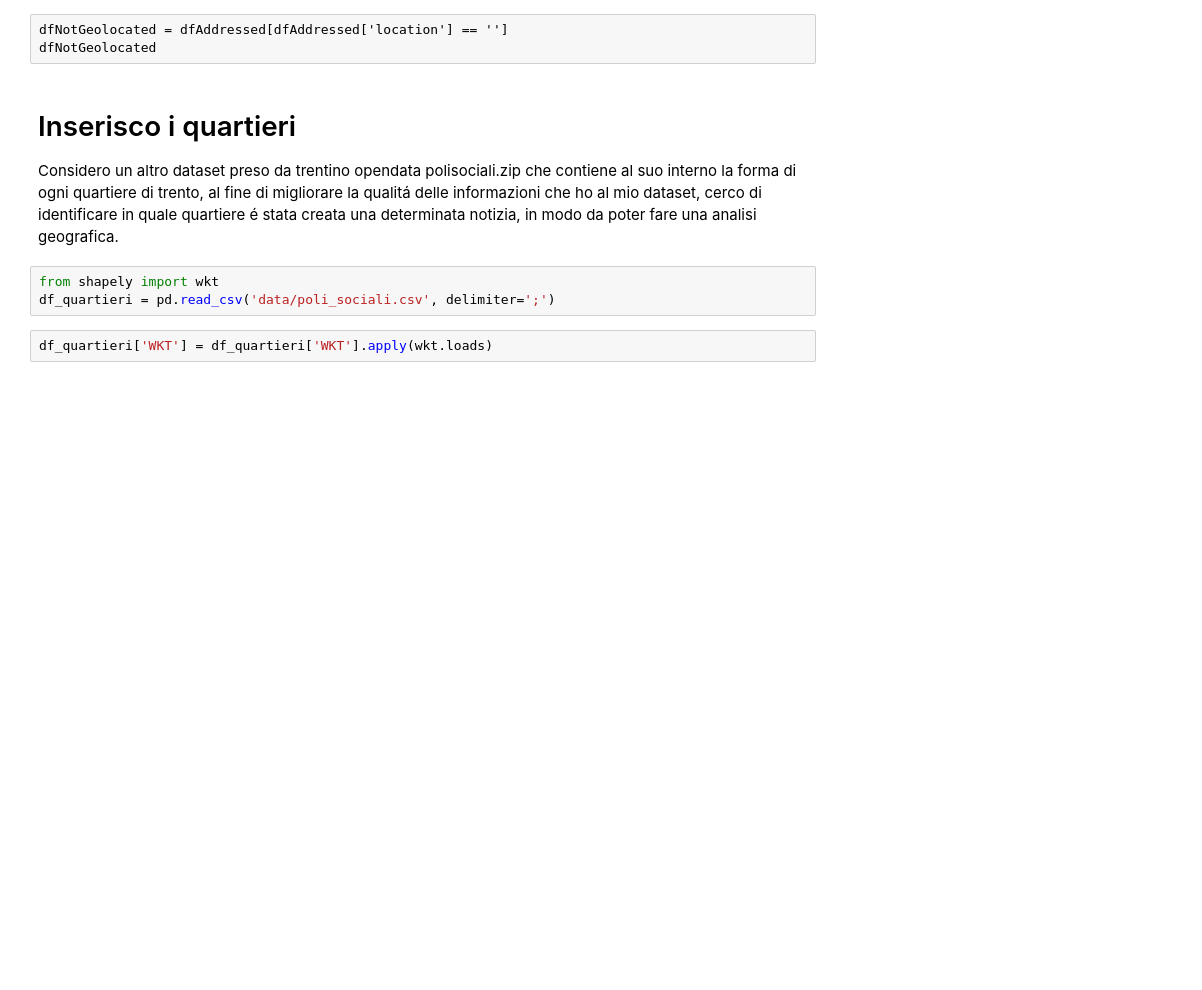
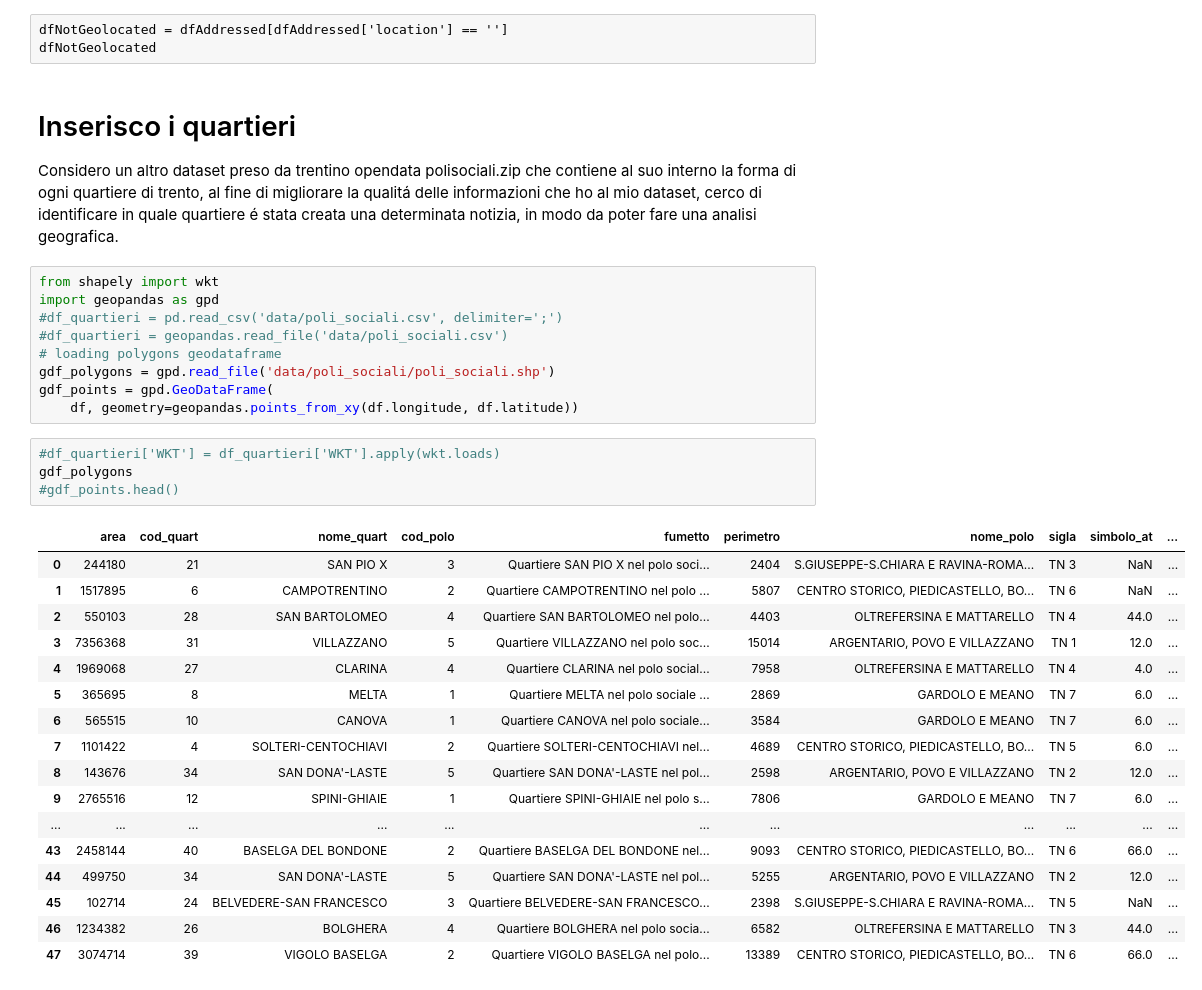
Before and after one commit to frabatx/today_parser, a Jupyter notebook: python/Analysis.ipynb, the cells around one changed output. Cells and saved outputs as stored; diff of their text form; blank space fills up the shorter version.

```diff
--- a/python/Analysis.ipynb
+++ b/python/Analysis.ipynb
@@ -160,8 +160,34 @@ dfNotGeolocated
 # %% [markdown]
 # Inserisco i quartieri
 Considero un altro dataset preso da trentino opendata polisociali.zip che contiene al suo interno la forma di ogni quartiere di trento, al fine di migliorare la qualitá delle informazioni che ho al mio dataset, cerco di identificare in quale quartiere é stata creata una determinata notizia, in modo da poter fare una analisi geografica.
-# %%
-from shapely import wkt
-df_quartieri = pd.read_csv('data/poli_sociali.csv', delimiter=';')
+# %%
+from shapely import wkt
+import geopandas as gpd
+#df_quartieri = pd.read_csv('data/poli_sociali.csv', delimiter=';')
+#df_quartieri = geopandas.read_file('data/poli_sociali.csv')
+# loading polygons geodataframe
+gdf_polygons = gpd.read_file('data/poli_sociali/poli_sociali.shp')
+gdf_points = gpd.GeoDataFrame(
+    df, geometry=geopandas.points_from_xy(df.longitude, df.latitude))
 # %%
-df_quartieri['WKT'] = df_quartieri['WKT'].apply(wkt.loads)
+#df_quartieri['WKT'] = df_quartieri['WKT'].apply(wkt.loads)
+gdf_polygons
+#gdf_points.head()
+# %% [output]
+|  | area | cod_quart | nome_quart | cod_polo | fumetto | perimetro | nome_polo | sigla | simbolo_at | ... |
+| 0 | 244180 | 21 | SAN PIO X | 3 | Quartiere SAN PIO X nel polo soci... | 2404 | S.GIUSEPPE-S.CHIARA E RAVINA-ROMA... | TN 3 | NaN | ... |
+| 1 | 1517895 | 6 | CAMPOTRENTINO | 2 | Quartiere CAMPOTRENTINO nel polo ... | 5807 | CENTRO STORICO, PIEDICASTELLO, BO... | TN 6 | NaN | ... |
+| 2 | 550103 | 28 | SAN BARTOLOMEO | 4 | Quartiere SAN BARTOLOMEO nel polo... | 4403 | OLTREFERSINA E MATTARELLO | TN 4 | 44.0 | ... |
+| 3 | 7356368 | 31 | VILLAZZANO | 5 | Quartiere VILLAZZANO nel polo soc... | 15014 | ARGENTARIO, POVO E VILLAZZANO | TN 1 | 12.0 | ... |
+| 4 | 1969068 | 27 | CLARINA | 4 | Quartiere CLARINA nel polo social... | 7958 | OLTREFERSINA E MATTARELLO | TN 4 | 4.0 | ... |
+| 5 | 365695 | 8 | MELTA | 1 | Quartiere MELTA nel polo sociale ... | 2869 | GARDOLO E MEANO | TN 7 | 6.0 | ... |
+| 6 | 565515 | 10 | CANOVA | 1 | Quartiere CANOVA nel polo sociale... | 3584 | GARDOLO E MEANO | TN 7 | 6.0 | ... |
+| 7 | 1101422 | 4 | SOLTERI-CENTOCHIAVI | 2 | Quartiere SOLTERI-CENTOCHIAVI nel... | 4689 | CENTRO STORICO, PIEDICASTELLO, BO... | TN 5 | 6.0 | ... |
+| 8 | 143676 | 34 | SAN DONA'-LASTE | 5 | Quartiere SAN DONA'-LASTE nel pol... | 2598 | ARGENTARIO, POVO E VILLAZZANO | TN 2 | 12.0 | ... |
+| 9 | 2765516 | 12 | SPINI-GHIAIE | 1 | Quartiere SPINI-GHIAIE nel polo s... | 7806 | GARDOLO E MEANO | TN 7 | 6.0 | ... |
+| ... | ... | ... | ... | ... | ... | ... | ... | ... | ... | ... |
+| 43 | 2458144 | 40 | BASELGA DEL BONDONE | 2 | Quartiere BASELGA DEL BONDONE nel... | 9093 | CENTRO STORICO, PIEDICASTELLO, BO... | TN 6 | 66.0 | ... |
+| 44 | 499750 | 34 | SAN DONA'-LASTE | 5 | Quartiere SAN DONA'-LASTE nel pol... | 5255 | ARGENTARIO, POVO E VILLAZZANO | TN 2 | 12.0 | ... |
+| 45 | 102714 | 24 | BELVEDERE-SAN FRANCESCO | 3 | Quartiere BELVEDERE-SAN FRANCESCO... | 2398 | S.GIUSEPPE-S.CHIARA E RAVINA-ROMA... | TN 5 | NaN | ... |
+| 46 | 1234382 | 26 | BOLGHERA | 4 | Quartiere BOLGHERA nel polo socia... | 6582 | OLTREFERSINA E MATTARELLO | TN 3 | 44.0 | ... |
+| 47 | 3074714 | 39 | VIGOLO BASELGA | 2 | Quartiere VIGOLO BASELGA nel polo... | 13389 | CENTRO STORICO, PIEDICASTELLO, BO... | TN 6 | 66.0 | ... |
```
Also changed, not shown: parts of 17 cells of this notebook, 6 other files.
